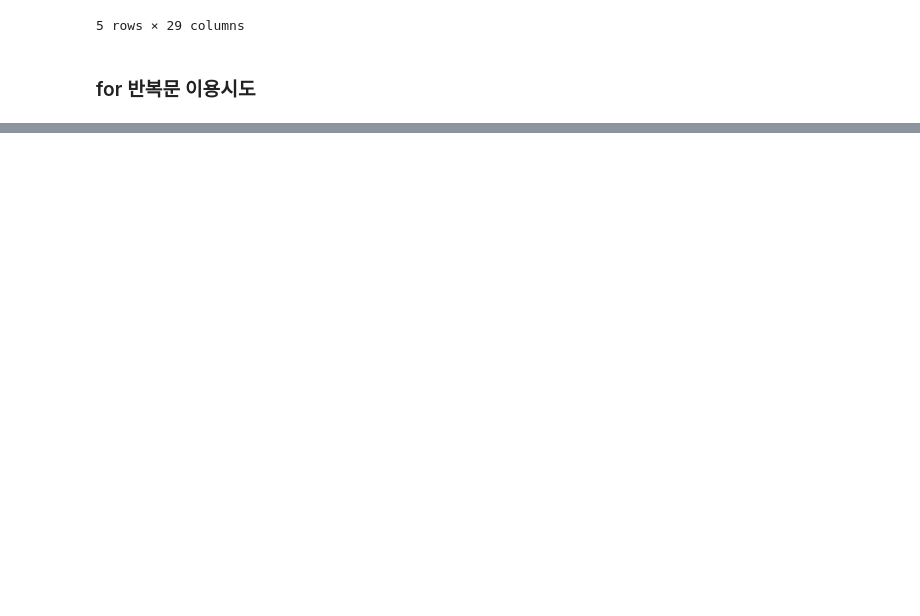
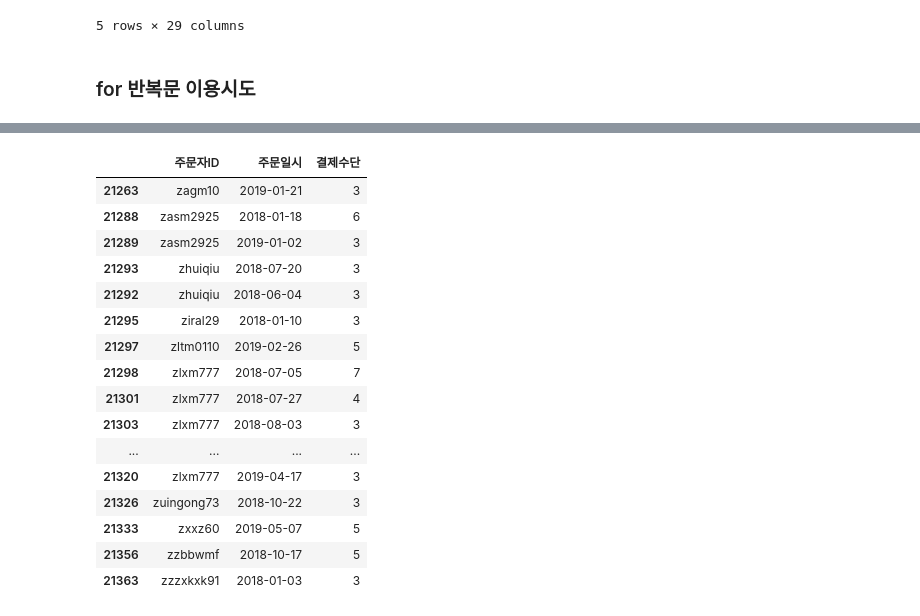
Before and after one commit to Liamns/1_project, a Jupyter notebook: jwp.ipynb, the cells around one changed output, grey strips where cells are left out. Cells and saved outputs as stored; diff of their text form; code cells hidden in the pictures; blank space fills up the shorter version.

```diff
--- a/jwp.ipynb
+++ b/jwp.ipynb
@@ -779,5 +799,6 @@ dt1.head()
 # %%
-dt1_find=dt1.groupby('주문자ID', as_index=False)[['결제수단']].count()
+dt1_find=dt1.groupby(['주문자ID', '주문일시'], as_index=False)[['결제수단']].count()
 dt1_find=dt1_find[dt1_find['결제수단'] > 2]
-dt1_find['결제수단'].unique()
+dt1_find.sort_values(by='주문일시', ascending=False)
+dt1_find
 # %% [output]
@@ -856,0 +878,25 @@ while True:
+# %%
+dt1_find=dt1_find.sort_values(by='주문자ID')
+dt1_find['주문일시'] = dt1_find['주문일시'].dt.strftime('%Y-%m-%d')
+# %%
+dt1_find['주문일시'] = pd.to_datetime(dt1_find['주문일시'], format='%Y-%m-%d')
+dt1_find['주문일시']=dt1_find['주문일시'].sort_values()
+dt1_find.tail(20)
+# %% [output]
+|  | 주문자ID | 주문일시 | 결제수단 |
+| 21263 | zagm10 | 2019-01-21 | 3 |
+| 21288 | zasm2925 | 2018-01-18 | 6 |
+| 21289 | zasm2925 | 2019-01-02 | 3 |
+| 21293 | zhuiqiu | 2018-07-20 | 3 |
+| 21292 | zhuiqiu | 2018-06-04 | 3 |
+| 21295 | ziral29 | 2018-01-10 | 3 |
+| 21297 | zltm0110 | 2019-02-26 | 5 |
+| 21298 | zlxm777 | 2018-07-05 | 7 |
+| 21301 | zlxm777 | 2018-07-27 | 4 |
+| 21303 | zlxm777 | 2018-08-03 | 3 |
+| ... | ... | ... | ... |
+| 21320 | zlxm777 | 2019-04-17 | 3 |
+| 21326 | zuingong73 | 2018-10-22 | 3 |
+| 21333 | zxxz60 | 2019-05-07 | 5 |
+| 21356 | zzbbwmf | 2018-10-17 | 5 |
+| 21363 | zzzxkxk91 | 2018-01-03 | 3 |
```
Also changed, not shown: parts of 30 cells of this notebook.
